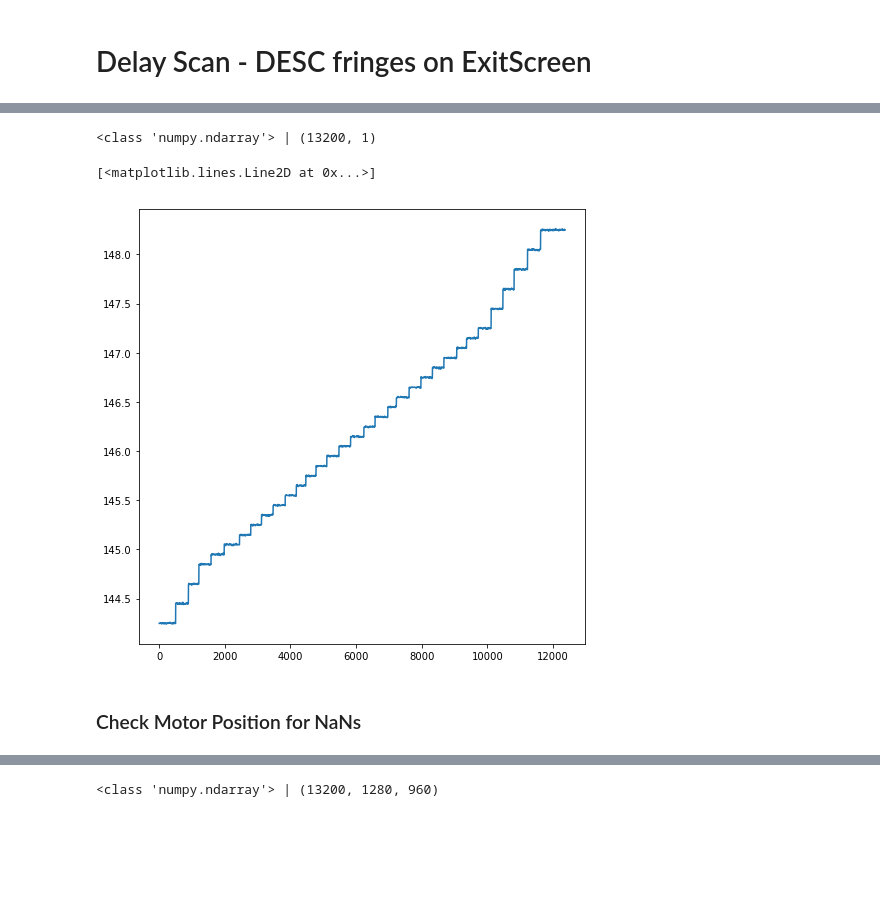
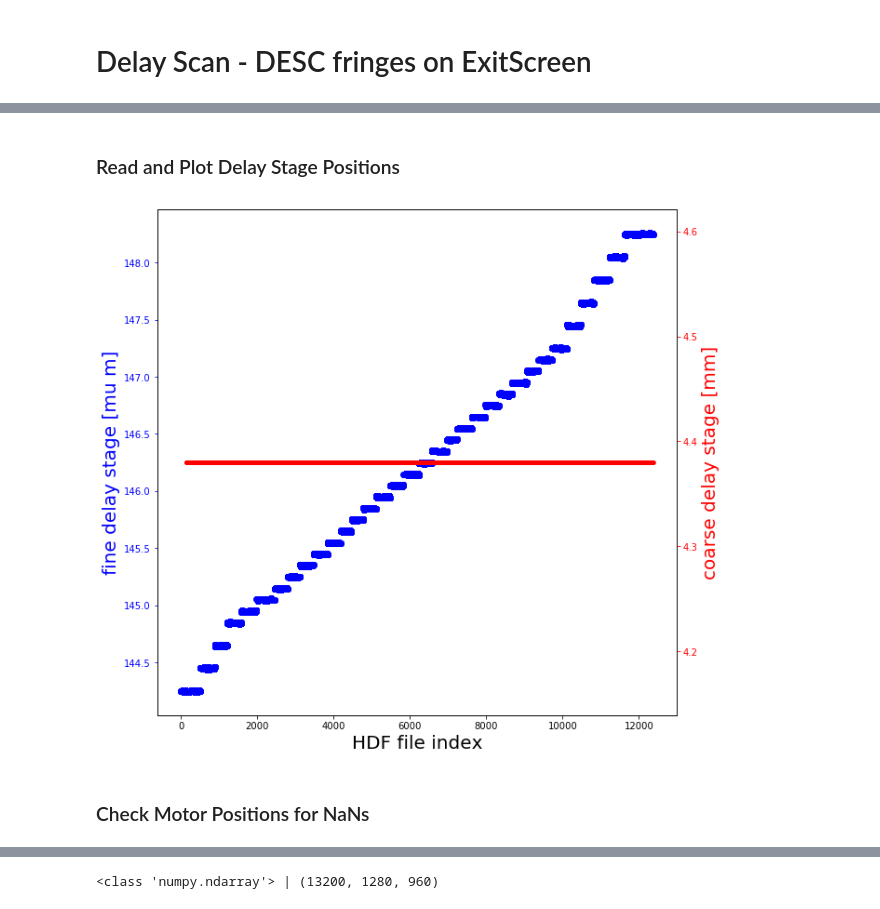
Before and after one commit to chrispassow/DESC-commissioning, a Jupyter notebook: fringes/DESC-fringe-scan.ipynb, the cells around one changed output, grey strips where cells are left out. Saved outputs shown, nothing was run; the diff lists cells and outputs as text; code cells hidden in the pictures; blank space fills up the shorter version.

```diff
--- a/fringes/DESC-fringe-scan.ipynb
+++ b/fringes/DESC-fringe-scan.ipynb
@@ -26,12 +26,23 @@ Delay Scan: 32 steps ?
+# %% [markdown]
+### Read and Plot Delay Stage Positions
 # %%
 hdfFile = h5py.File(dataDir+hdfFilename,'r')
-motorPos = hdfFile['/FL1/Experiment/BL1/CAMP/DESC/Fine delay stage/position'].value
-print(type(motorPos),'|', motorPos.shape)
-plt.figure(figsize=(8,8))
-plt.plot(motorPos)
+motorPosFine = hdfFile['/FL1/Experiment/BL1/CAMP/DESC/Fine delay stage/position'].value
+motorPosCoarse = hdfFile['/FL1/Experiment/BL1/CAMP/DESC/Coarse delay stage/position'].value
-# %% [output]
-<class 'numpy.ndarray'> | (13200, 1)
-[<matplotlib.lines.Line2D at 0x...>]
-[figure, removed]
+# %%
+fig, ax1 = plt.subplots(figsize=(10,10))
+ax1.plot(motorPosFine,'bo')
+ax1.set_xlabel('HDF file index',fontsize=20)
+ax1.set_ylabel('fine delay stage [mu m]', color='b', fontsize=20)
+ax1.tick_params('y', colors='b')
+
+ax2 = ax1.twinx()
+ax2.plot(motorPosCoarse,'r.')
+ax2.set_ylabel('coarse delay stage [mm]', color='r', fontsize=20)
+ax2.tick_params('y', colors='r')
+
+plt.show()
+# %% [output]
+[figure, added]
 # %% [markdown]
-### Check Motor Position for NaNs
+### Check Motor Positions for NaNs
```
Also changed, not shown: parts of 45 cells of this notebook, 3 other files.
